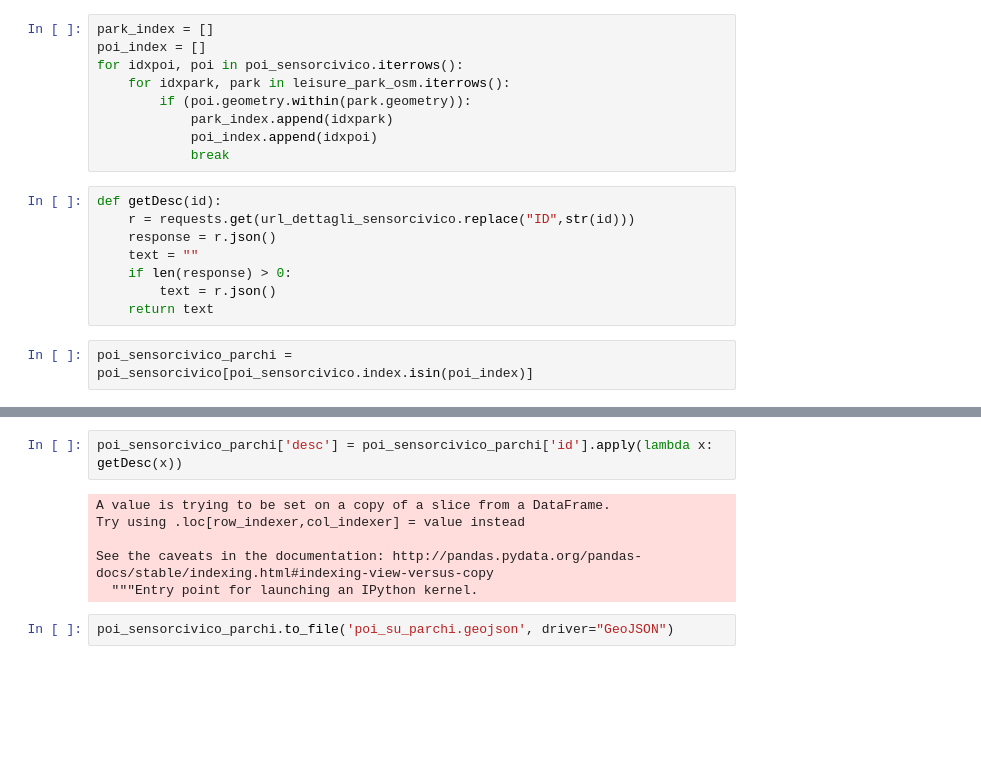
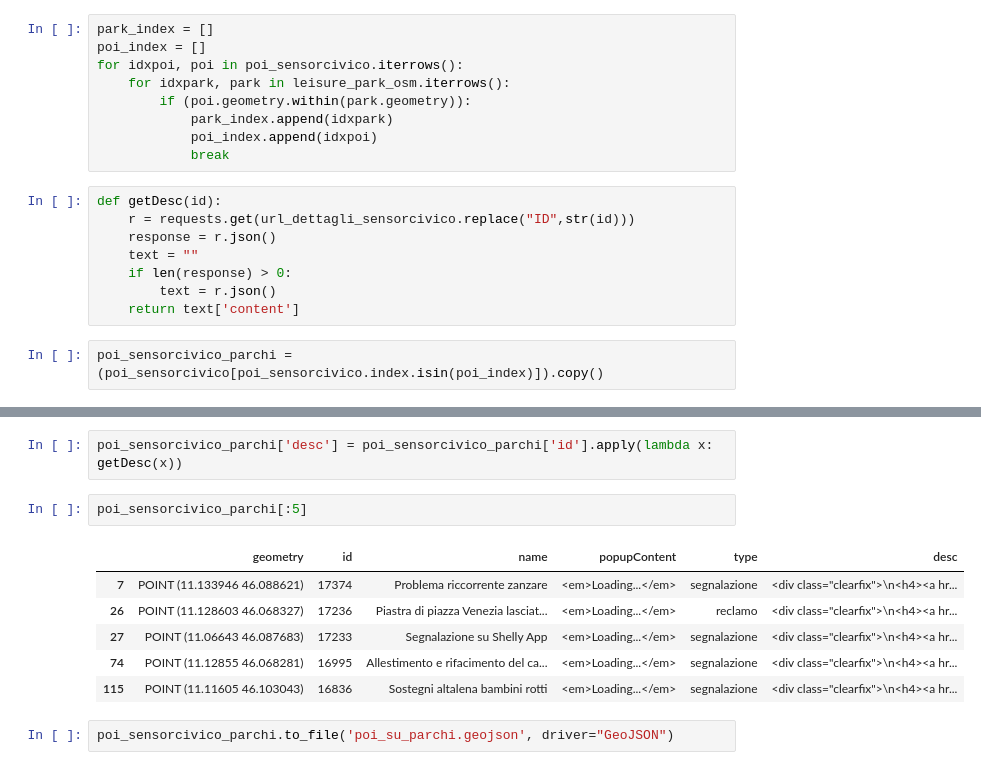
Before and after one commit to napo/scraping_comune_trento, a Jupyter notebook: sensorcivico_parchi/sensorcivico_parchi.ipynb, the cells around one changed output, grey strips where cells are left out. Cells and saved outputs as stored; diff of their text form; blank space fills up the shorter version.

```diff
--- a/sensorcivico_parchi/sensorcivico_parchi.ipynb
+++ b/sensorcivico_parchi/sensorcivico_parchi.ipynb
@@ -56,6 +90,6 @@ def getDesc(id):
     text = ""
     if len(response) > 0:
         text = r.json()
-    return text
+    return text['content']
 # %%
-poi_sensorcivico_parchi = poi_sensorcivico[poi_sensorcivico.index.isin(poi_index)]
+poi_sensorcivico_parchi = (poi_sensorcivico[poi_sensorcivico.index.isin(poi_index)]).copy()
@@ -82,10 +96,13 @@ poi_sensorcivico_parchi
 # %%
 poi_sensorcivico_parchi['desc'] = poi_sensorcivico_parchi['id'].apply(lambda x: getDesc(x))
-# %% [output]
-A value is trying to be set on a copy of a slice from a DataFrame.
-Try using .loc[row_indexer,col_indexer] = value instead
-
-See the caveats in the documentation: http://pandas.pydata.org/pandas-docs/stable/indexing.html#indexing-view-versus-copy
-  """Entry point for launching an IPython kernel.
+# %%
+poi_sensorcivico_parchi[:5]
+# %% [output]
+|  | geometry | id | name | popupContent | type | desc |
+| 7 | POINT (11.133946 46.088621) | 17374 | Problema riccorrente zanzare | <em>Loading...</em> | segnalazione | <div class="clearfix">\n<h4><a hr... |
+| 26 | POINT (11.128603 46.068327) | 17236 | Piastra di piazza Venezia lasciat... | <em>Loading...</em> | reclamo | <div class="clearfix">\n<h4><a hr... |
+| 27 | POINT (11.06643 46.087683) | 17233 | Segnalazione su Shelly App | <em>Loading...</em> | segnalazione | <div class="clearfix">\n<h4><a hr... |
+| 74 | POINT (11.12855 46.068281) | 16995 | Allestimento e rifacimento del ca... | <em>Loading...</em> | segnalazione | <div class="clearfix">\n<h4><a hr... |
+| 115 | POINT (11.11605 46.103043) | 16836 | Sostegni altalena bambini rotti | <em>Loading...</em> | segnalazione | <div class="clearfix">\n<h4><a hr... |
 # %%
 poi_sensorcivico_parchi.to_file('poi_su_parchi.geojson', driver="GeoJSON")
```
Also changed, not shown: parts of 7 cells of this notebook.
